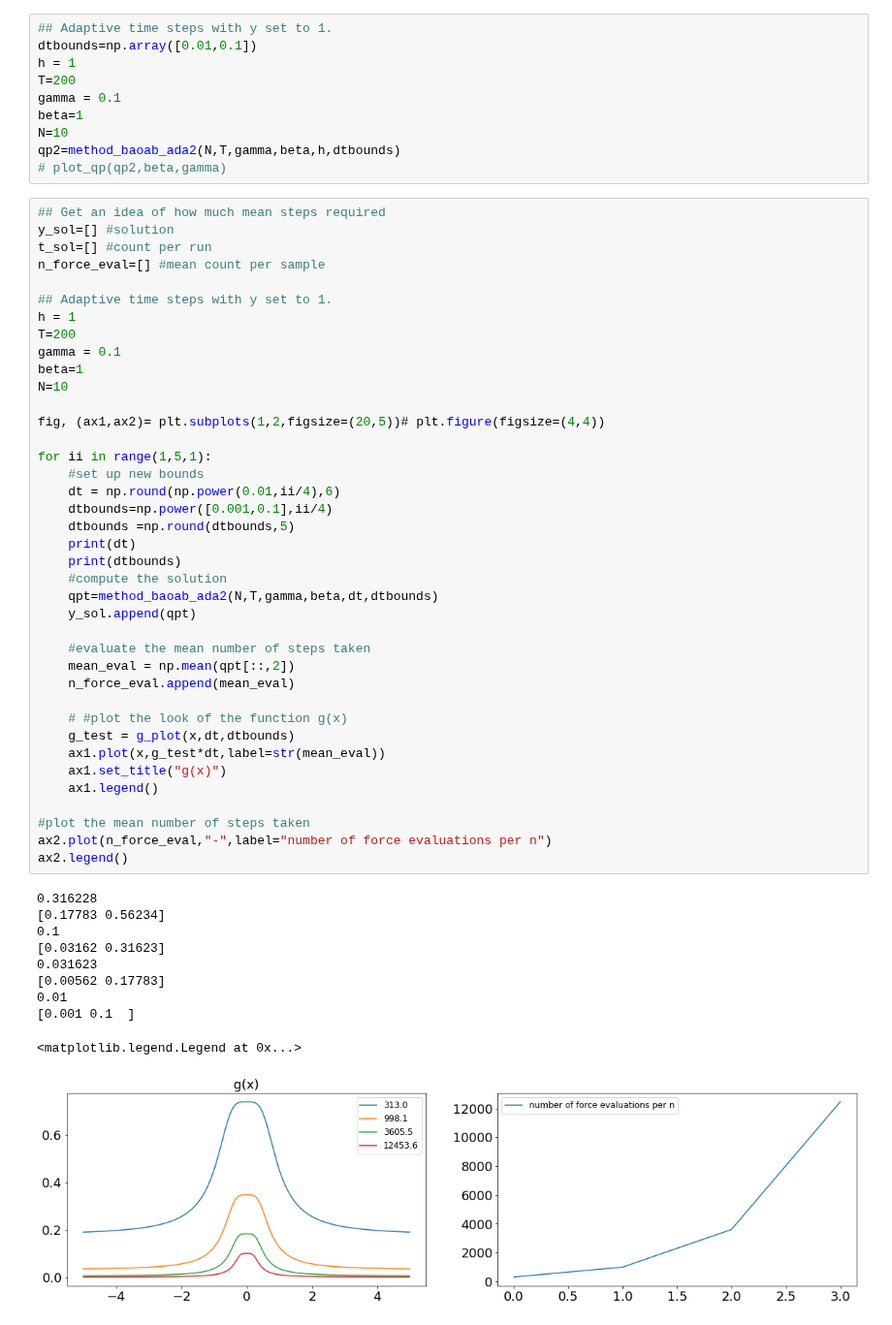
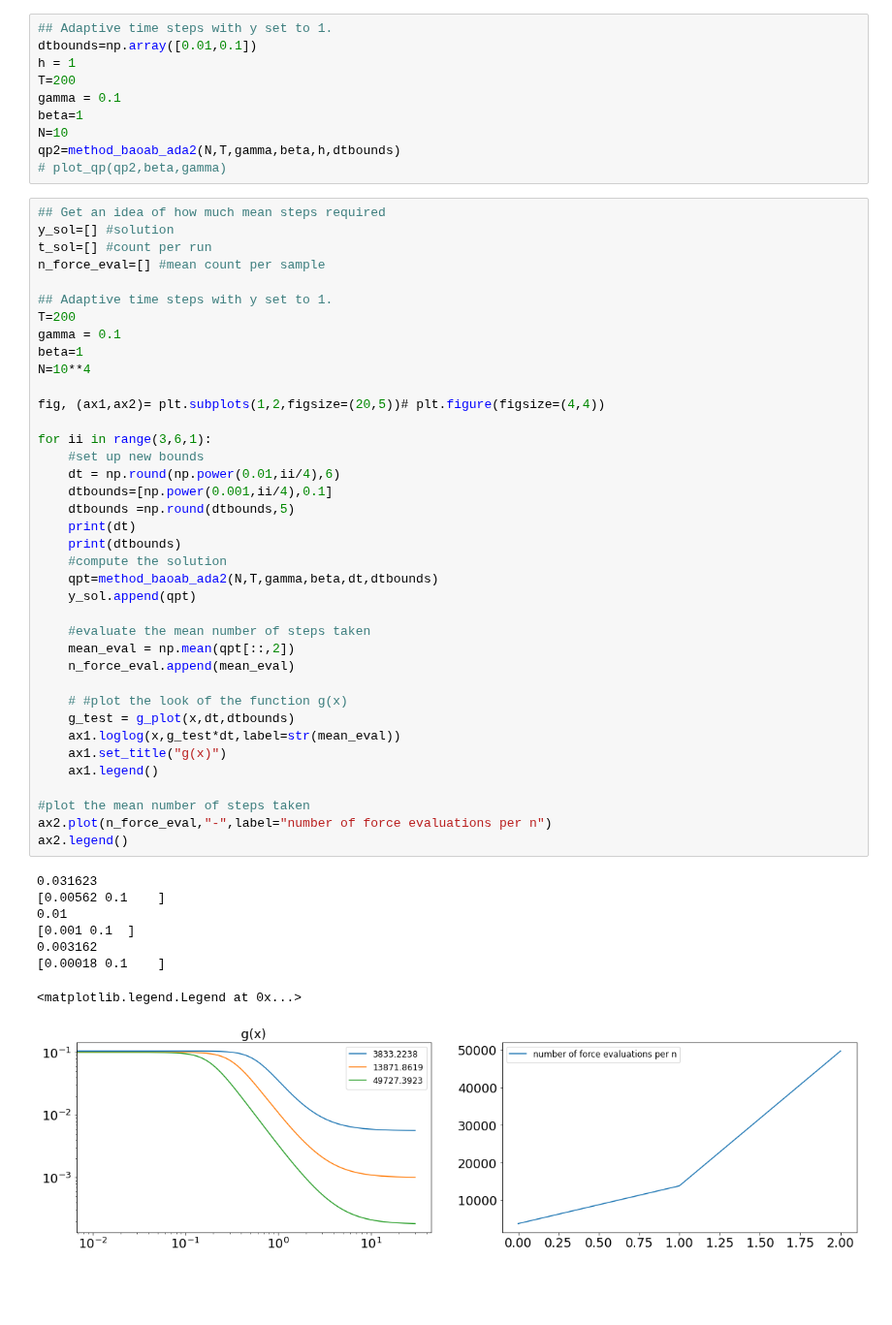
Before and after one commit to alixsleroy/WeakSDEapproximation, a Jupyter notebook: fullhamiltonian_adaptive.ipynb, the cells around one changed output. Shown at 97% size. Cells and saved outputs as stored; diff of their text form; blank space fills up the shorter version.

```diff
--- a/fullhamiltonian_adaptive.ipynb
+++ b/fullhamiltonian_adaptive.ipynb
@@ -283,46 +283,43 @@ t_sol=[] #count per run
 n_force_eval=[] #mean count per sample
 
 ## Adaptive time steps with y set to 1.
-h = 1
 T=200
 gamma = 0.1
 beta=1
-N=10
+N=10**4
 
 fig, (ax1,ax2)= plt.subplots(1,2,figsize=(20,5))# plt.figure(figsize=(4,4))
 
-for ii in range(1,5,1):
+for ii in range(3,6,1):
     #set up new bounds
     dt = np.round(np.power(0.01,ii/4),6)
-    dtbounds=np.power([0.001,0.1],ii/4)
+    dtbounds=[np.power(0.001,ii/4),0.1]
     dtbounds =np.round(dtbounds,5)
     print(dt)
     print(dtbounds)
     #compute the solution
     qpt=method_baoab_ada2(N,T,gamma,beta,dt,dtbounds)
     y_sol.append(qpt)
 
     #evaluate the mean number of steps taken
     mean_eval = np.mean(qpt[::,2])
     n_force_eval.append(mean_eval)
 
     # #plot the look of the function g(x)
     g_test = g_plot(x,dt,dtbounds)
-    ax1.plot(x,g_test*dt,label=str(mean_eval))
+    ax1.loglog(x,g_test*dt,label=str(mean_eval))
     ax1.set_title("g(x)")
     ax1.legend()
 
 #plot the mean number of steps taken
 ax2.plot(n_force_eval,"-",label="number of force evaluations per n")
 ax2.legend()
 # %% [output]
-0.316228
-[0.17783 0.56234]
-0.1
-[0.03162 0.31623]
 0.031623
-[0.00562 0.17783]
+[0.00562 0.1    ]
 0.01
 [0.001 0.1  ]
+0.003162
+[0.00018 0.1    ]
 <matplotlib.legend.Legend at 0x...>
-[figure, old version]
+[figure, new version]
```
Also changed, not shown: parts of 16 cells of this notebook, 1 other file.
